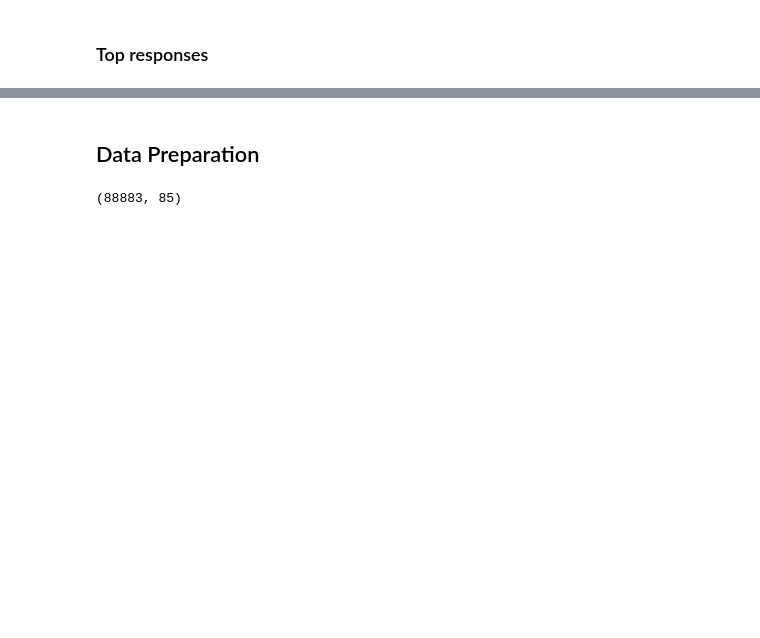
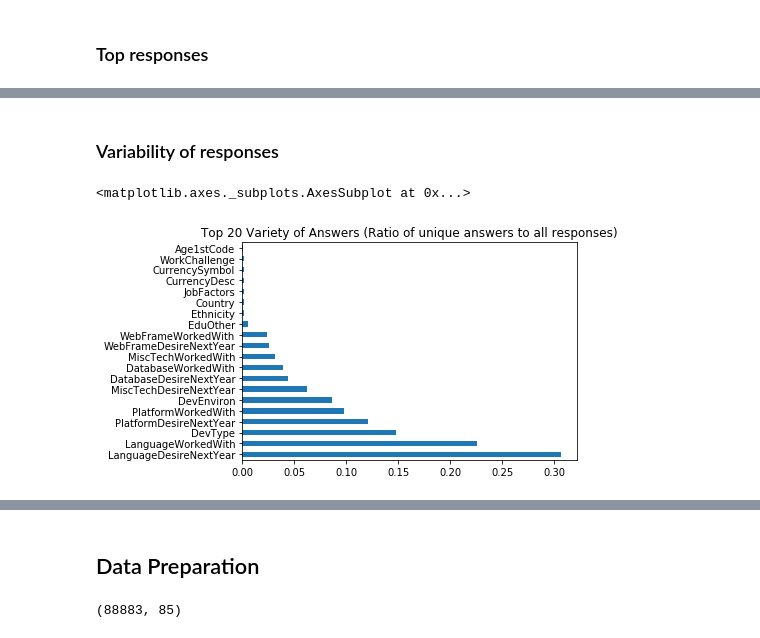
Before and after one commit to deacona/stackoverflow2019, a Jupyter notebook: Q1_Typical_Coder.ipynb, the cells around one changed output, grey strips where cells are left out. Drawn from its saved outputs; the diff is of its cells as text; code cells hidden in the pictures; blank space fills up the shorter version.

```diff
--- a/Q1_Typical_Coder.ipynb
+++ b/Q1_Typical_Coder.ipynb
@@ -111,0 +119,10 @@ responses[(responses.Trans == "No")
+# %% [markdown]
+### Variability of responses
+# %%
+uniqResponses = responses.describe(include="all").T["unique"].dropna()
+
+(uniqResponses.sort_values(ascending=False)[:20] / responses.shape[0]) \
+    .plot(kind="barh", title="Top 20 Variety of Answers (Ratio of unique answers to all responses)")
+# %% [output]
+<matplotlib.axes._subplots.AxesSubplot at 0x...>
+[figure, added]
```
Also changed, not shown: parts of 54 cells of this notebook, 2 other files.
